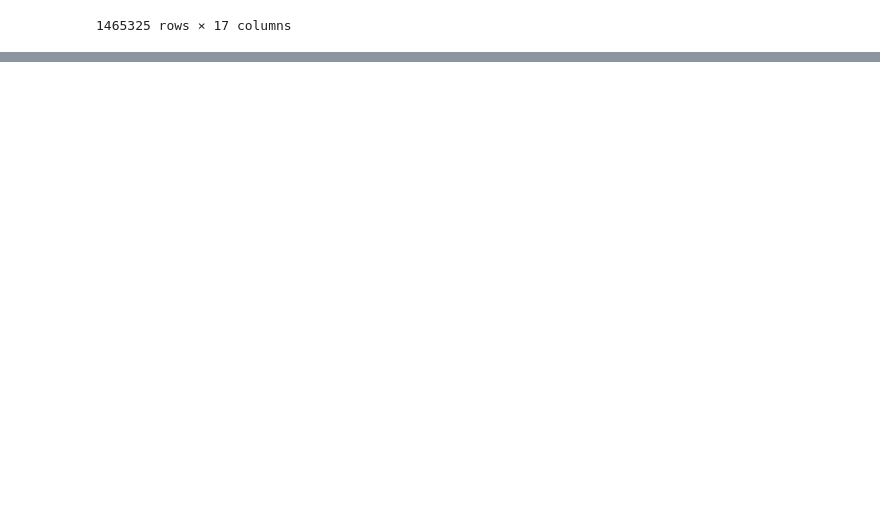
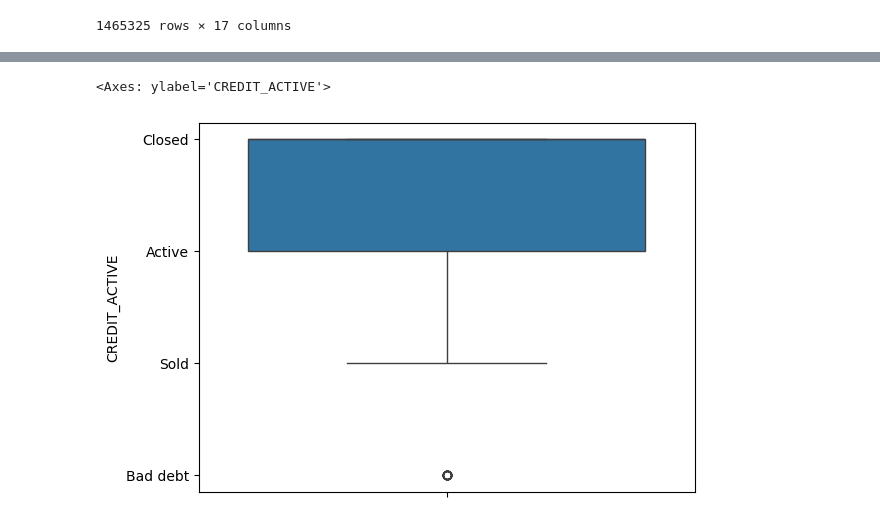
Before and after one commit to yourboyquan/DATA-PREPARATION---FINAL-PROJECT, a Jupyter notebook: Cleaning + EDA/Bureau.ipynb, the cells around one changed output, grey strips where cells are left out. Drawn from its saved outputs; the diff is of its cells as text; code cells hidden in the pictures; blank space fills up the shorter version.

```diff
--- a/Cleaning + EDA/Bureau.ipynb
+++ b/Cleaning + EDA/Bureau.ipynb
@@ -74,0 +54,5 @@ df.describe()
+# %%
+sns.boxplot(df['CREDIT_ACTIVE'])
+# %% [output]
+<Axes: ylabel='CREDIT_ACTIVE'>
+[figure, added]
```
Also changed, not shown: parts of 28 cells of this notebook.
